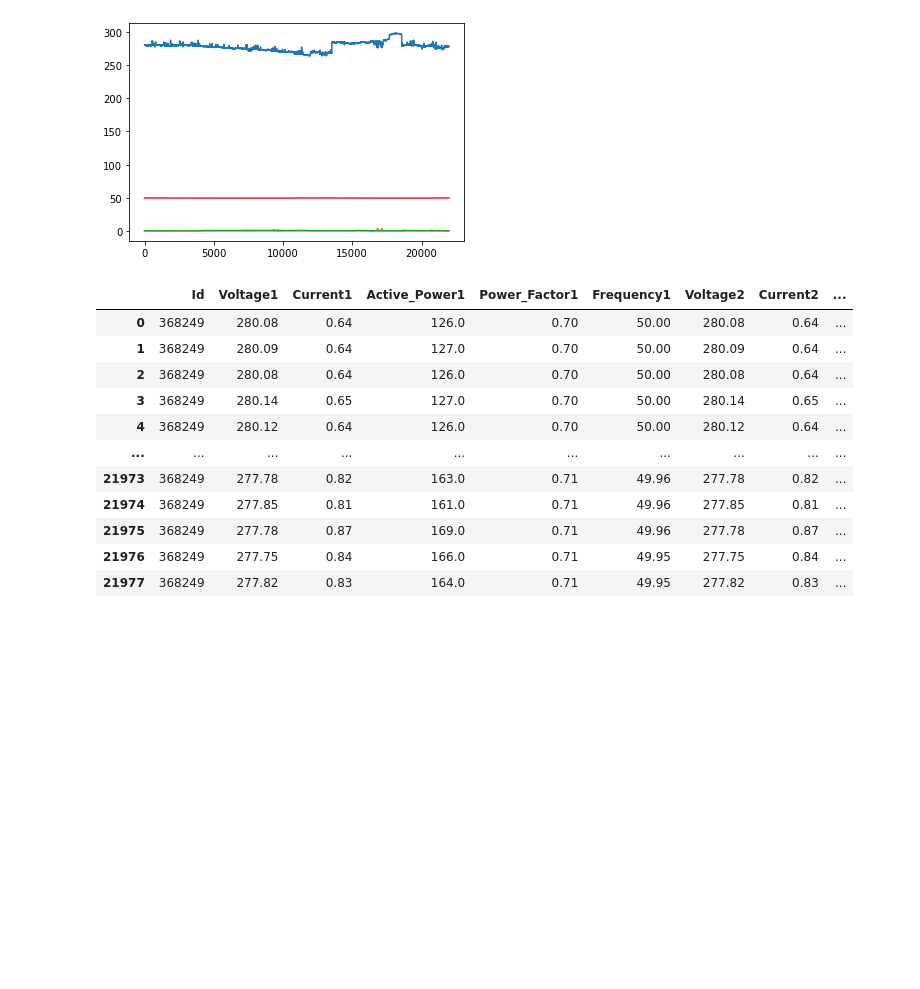
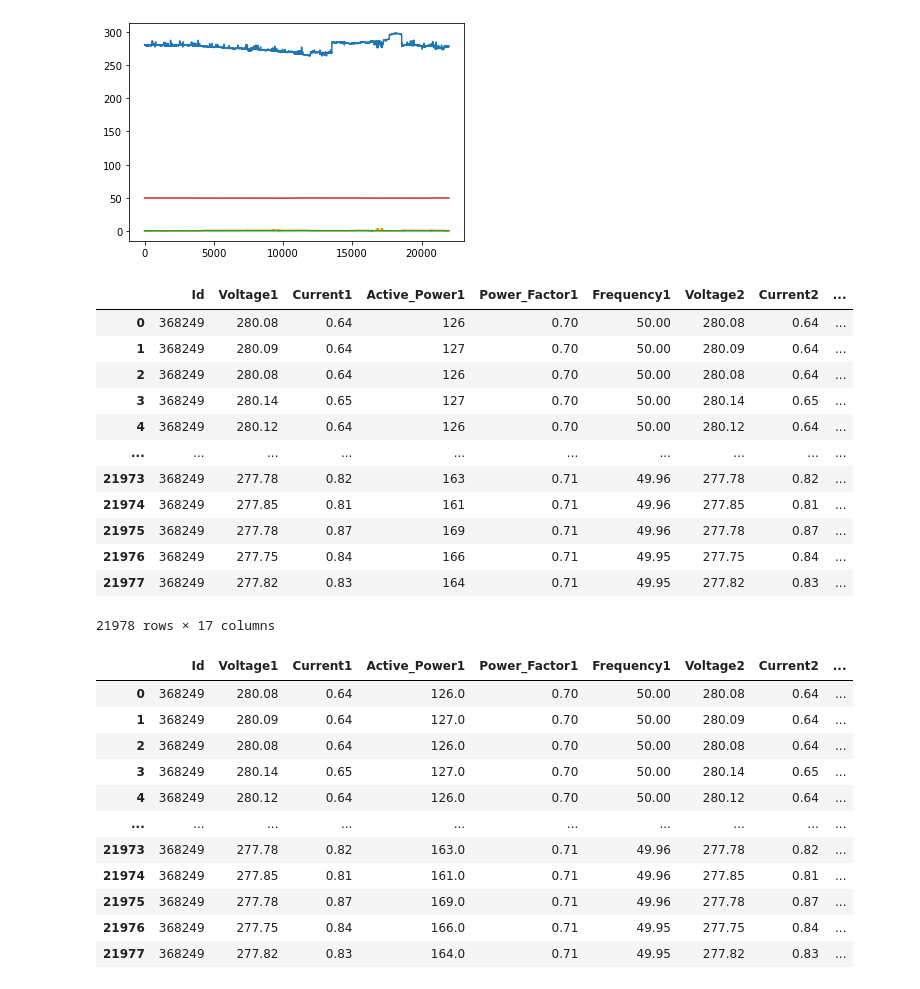
Before and after one commit to caxefaizan/S3_bucket_manipulation, a Jupyter notebook: Time_stamp-Tabular_data.ipynb, the cells around one changed output. Cells and saved outputs as stored; diff of their text form; code cells hidden in the pictures; blank space fills up the shorter version.

```diff
--- a/Time_stamp-Tabular_data.ipynb
+++ b/Time_stamp-Tabular_data.ipynb
@@ -15,6 +15,22 @@ dc.val_correct(df['Frequency1'],df)
 1 VALUES CORRECTED!!!
 1 VALUES CORRECTED!!!
 [figure]
+# %%
+df
+# %% [output]
+|  | Id | Voltage1 | Current1 | Active_Power1 | Power_Factor1 | Frequency1 | Voltage2 | Current2 | ... |
+| 0 | 368249 | 280.08 | 0.64 | 126 | 0.70 | 50.00 | 280.08 | 0.64 | ... |
+| 1 | 368249 | 280.09 | 0.64 | 127 | 0.70 | 50.00 | 280.09 | 0.64 | ... |
+| 2 | 368249 | 280.08 | 0.64 | 126 | 0.70 | 50.00 | 280.08 | 0.64 | ... |
+| 3 | 368249 | 280.14 | 0.65 | 127 | 0.70 | 50.00 | 280.14 | 0.65 | ... |
+| 4 | 368249 | 280.12 | 0.64 | 126 | 0.70 | 50.00 | 280.12 | 0.64 | ... |
+| ... | ... | ... | ... | ... | ... | ... | ... | ... | ... |
+| 21973 | 368249 | 277.78 | 0.82 | 163 | 0.71 | 49.96 | 277.78 | 0.82 | ... |
+| 21974 | 368249 | 277.85 | 0.81 | 161 | 0.71 | 49.96 | 277.85 | 0.81 | ... |
+| 21975 | 368249 | 277.78 | 0.87 | 169 | 0.71 | 49.96 | 277.78 | 0.87 | ... |
+| 21976 | 368249 | 277.75 | 0.84 | 166 | 0.71 | 49.95 | 277.75 | 0.84 | ... |
+| 21977 | 368249 | 277.82 | 0.83 | 164 | 0.71 | 49.95 | 277.82 | 0.83 | ... |
+21978 rows × 17 columns
 # %%
 time_range= pd.date_range(start='2020-8-12',periods=21978,freq='S')
 # %%
```
Also changed, not shown: 2 other files.
